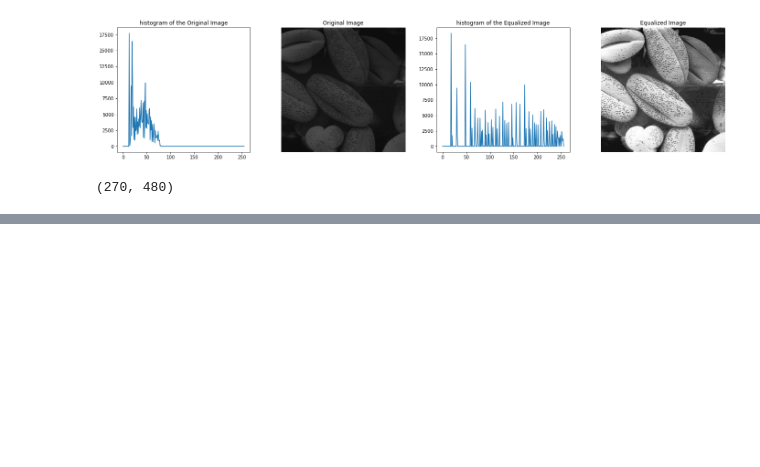
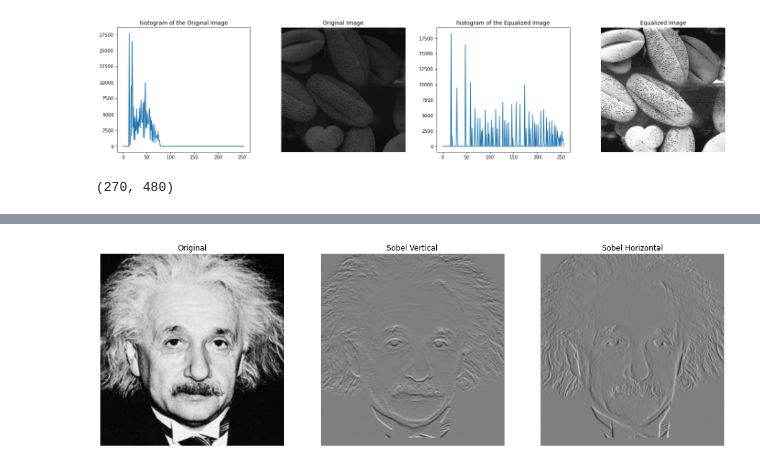
Before and after one commit to SeniruD/EN2550_Exercises, a Jupyter notebook: Assignment_1/190155L_Assignment1.ipynb, the cells around one changed output, grey strips where cells are left out. Drawn from its saved outputs; the diff is of its cells as text; code cells hidden in the pictures; blank space fills up the shorter version.

```diff
--- a/Assignment_1/190155L_Assignment1.ipynb
+++ b/Assignment_1/190155L_Assignment1.ipynb
@@ -238,0 +238,41 @@ plt.show()
+# %%
+# Qusetion 6 part b
+import cv2 as cv
+import matplotlib.pyplot as plt
+import numpy as np
+
+img = cv.imread(r'einstein.png', cv.IMREAD_GRAYSCALE).astype(np.float32)
+assert img is not None
+
+
+sobel_v = np.array([(-1,-2,-1),(0,0,0),(1,2,1)], dtype = np.float32)
+sobel_h = np.array([(-1,0,1),(-2,0,2),(-1,0,1)], dtype = np.float32)
+
+sobel_v_filtered_img = np.zeros((img.shape[0],img.shape[1]), dtype=np.int16)
+sobel_h_filtered_img = np.zeros((img.shape[0],img.shape[1]), dtype=np.int16)
+for i in range(1,img.shape[0-1]):
+    for j in range(1,img.shape[1]-1):
+        acc_sobel_v = 0
+        acc_sobel_h = 0
+        for m in range(sobel_v.shape[0]):
+                for n in range(sobel_v.shape[1]):
+                        acc_sobel_v += sobel_v[m,n]*img[i+1-m,j+1-n]
+                        acc_sobel_h += sobel_h[m,n]*img[i+1-m,j+1-n]
+        sobel_v_filtered_img[i,j] = acc_sobel_v
+        sobel_h_filtered_img[i,j] = acc_sobel_h
+
+
+fig, ax = plt.subplots(1,3 , sharex = 'all' , sharey = 'all', figsize=(18,6))
+ax[0].imshow(img,cmap= 'gray',vmin=0, vmax=255)
+ax[0].set_title('Original')
+ax[1].imshow(sobel_v_filtered_img,cmap= 'gray',vmin=-1020, vmax=1020)
+ax[1].set_title('Sobel Vertical')
+ax[2].imshow( sobel_h_filtered_img,cmap= 'gray',vmin=-1020, vmax=1020)
+ax[2].set_title('Sobel Horizontal')
+
+for i in range(3):
+        ax[i].axis('off')
+
+plt.show()
+# %% [output]
+[figure, added]
```
Also changed, not shown: parts of 5 cells of this notebook.
